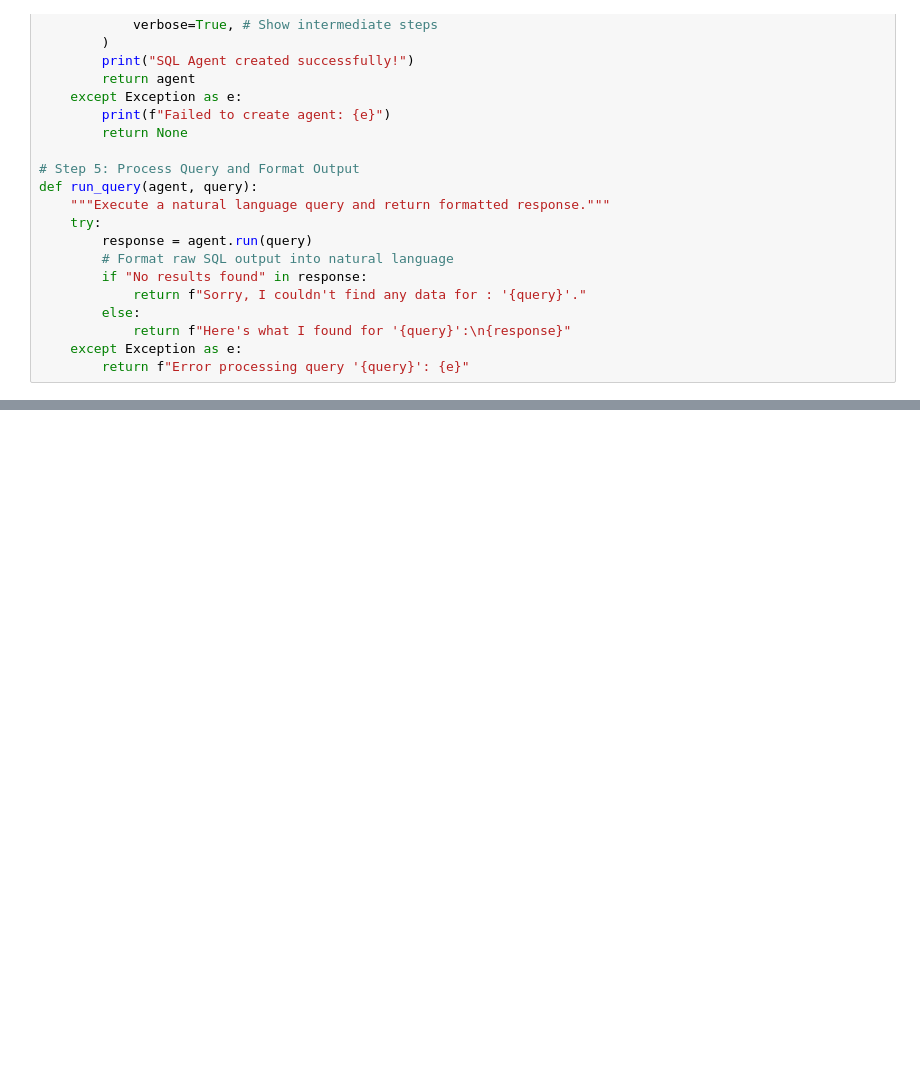
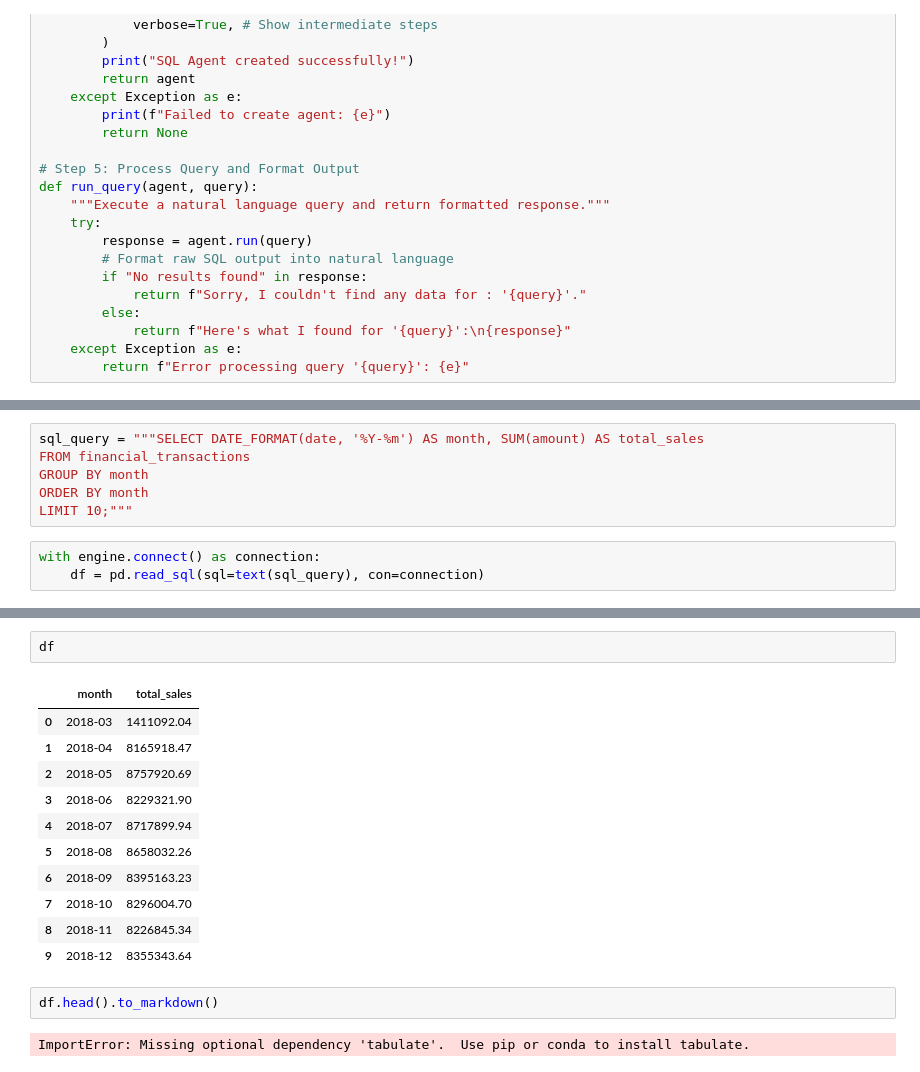
Before and after one commit to ericmelz/finquery, a Jupyter notebook: notebooks/Week 3 - SQL Agent.ipynb, the cells around one changed output, grey strips where cells are left out. Saved outputs shown, nothing was run; the diff lists cells and outputs as text; blank space fills up the shorter version.

```diff
--- a/notebooks/Week 3 - SQL Agent.ipynb
+++ b/notebooks/Week 3 - SQL Agent.ipynb
@@ -210,0 +309,9 @@ Customer 926 spent a total of $539,370.56.
+# %%
+sql_query = """SELECT DATE_FORMAT(date, '%Y-%m') AS month, SUM(amount) AS total_sales
+FROM financial_transactions
+GROUP BY month
+ORDER BY month
+LIMIT 10;"""
+# %%
+with engine.connect() as connection:
+    df = pd.read_sql(sql=text(sql_query), con=connection)
@@ -210,0 +327,18 @@ Customer 926 spent a total of $539,370.56.
+# %%
+df
+# %% [output]
+|  | month | total_sales |
+| 0 | 2018-03 | 1411092.04 |
+| 1 | 2018-04 | 8165918.47 |
+| 2 | 2018-05 | 8757920.69 |
+| 3 | 2018-06 | 8229321.90 |
+| 4 | 2018-07 | 8717899.94 |
+| 5 | 2018-08 | 8658032.26 |
+| 6 | 2018-09 | 8395163.23 |
+| 7 | 2018-10 | 8296004.70 |
+| 8 | 2018-11 | 8226845.34 |
+| 9 | 2018-12 | 8355343.64 |
+# %%
+df.head().to_markdown()
+# %% [output]
+ImportError: Missing optional dependency 'tabulate'.  Use pip or conda to install tabulate.
```
Also changed, not shown: parts of 11 cells of this notebook, 2 other files.
